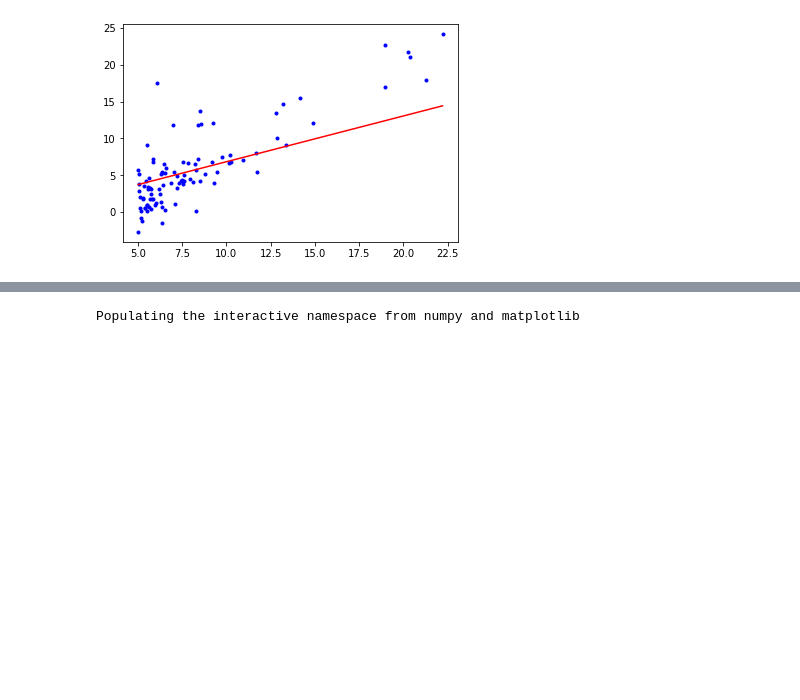
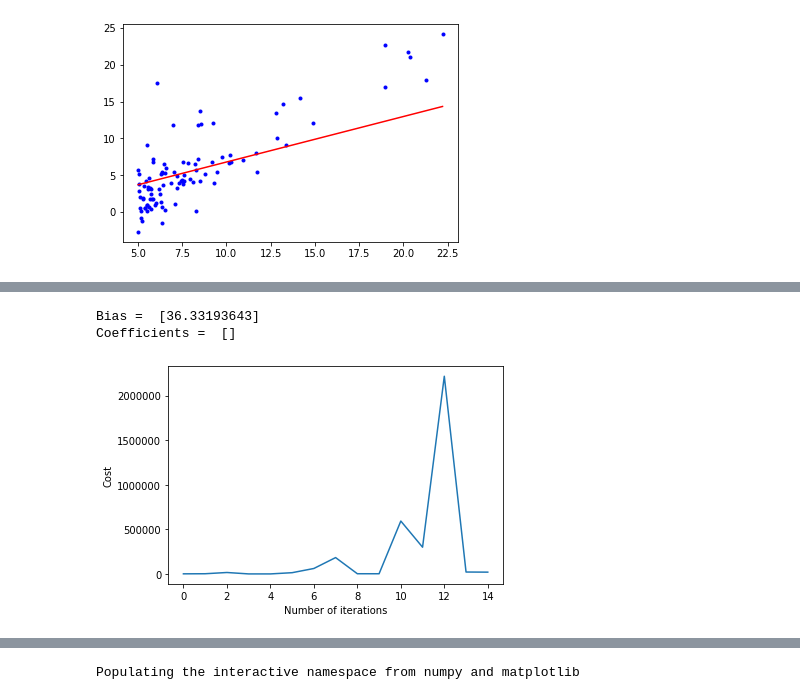
Before and after one commit to nikage/ds-and-ml-course, a Jupyter notebook: task1 2/linear_regression-task1-2.ipynb, the cells around one changed output, grey strips where cells are left out. Drawn from its saved outputs; the diff is of its cells as text; code cells hidden in the pictures; blank space fills up the shorter version.

```diff
--- a/task1 2/linear_regression-task1-2.ipynb
+++ b/task1 2/linear_regression-task1-2.ipynb
@@ -108,0 +109,3 @@ plt.plot(x, y_pred, '-r')
+# %%
+X = np.array(data.values[:,0:1])
+y = np.array(data.values[:,1])
@@ -108,0 +224,15 @@ plt.plot(x, y_pred, '-r')
+# %%
+y = y.reshape((97, 1))
+theta, error_list = gradientDescent(X, y, max_iters=3)
+print("Bias = ", theta[0])
+print("Coefficients = ", theta[1:])
+
+# visualising gradient descent
+plt.plot(error_list)
+plt.xlabel("Number of iterations")
+plt.ylabel("Cost")
+plt.show()
+# %% [output]
+Bias =  [36.33193643]
+Coefficients =  []
+[figure, added]
```
Also changed, not shown: parts of 11 cells of this notebook.
